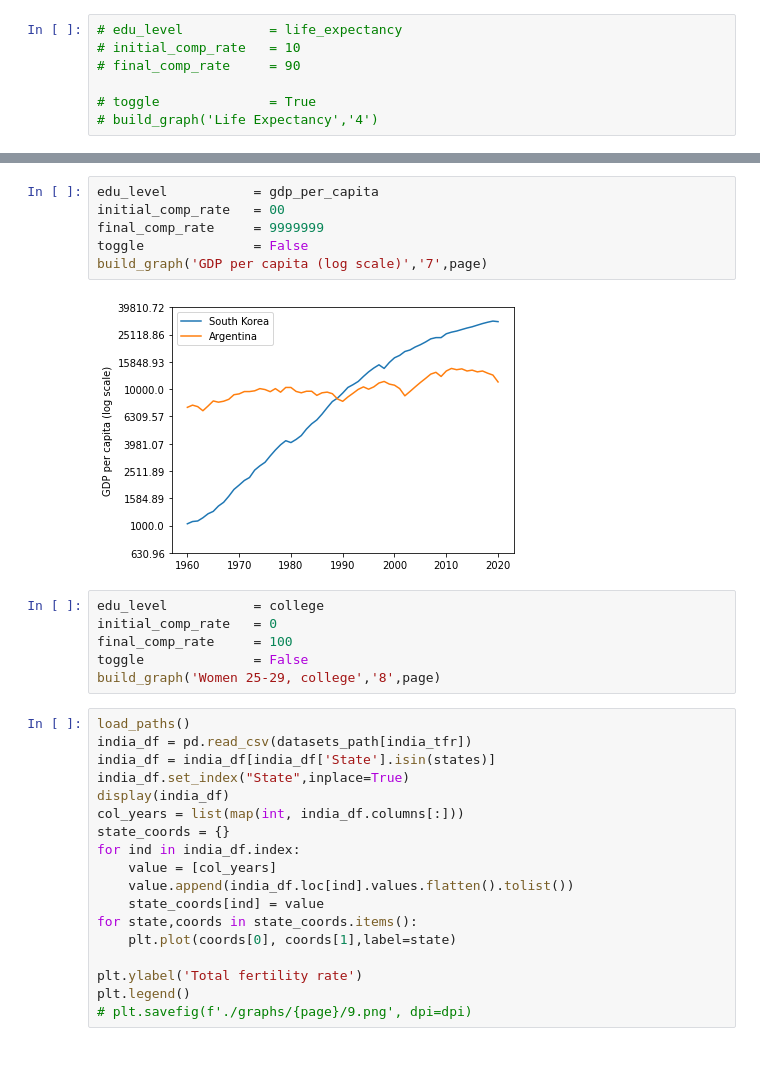
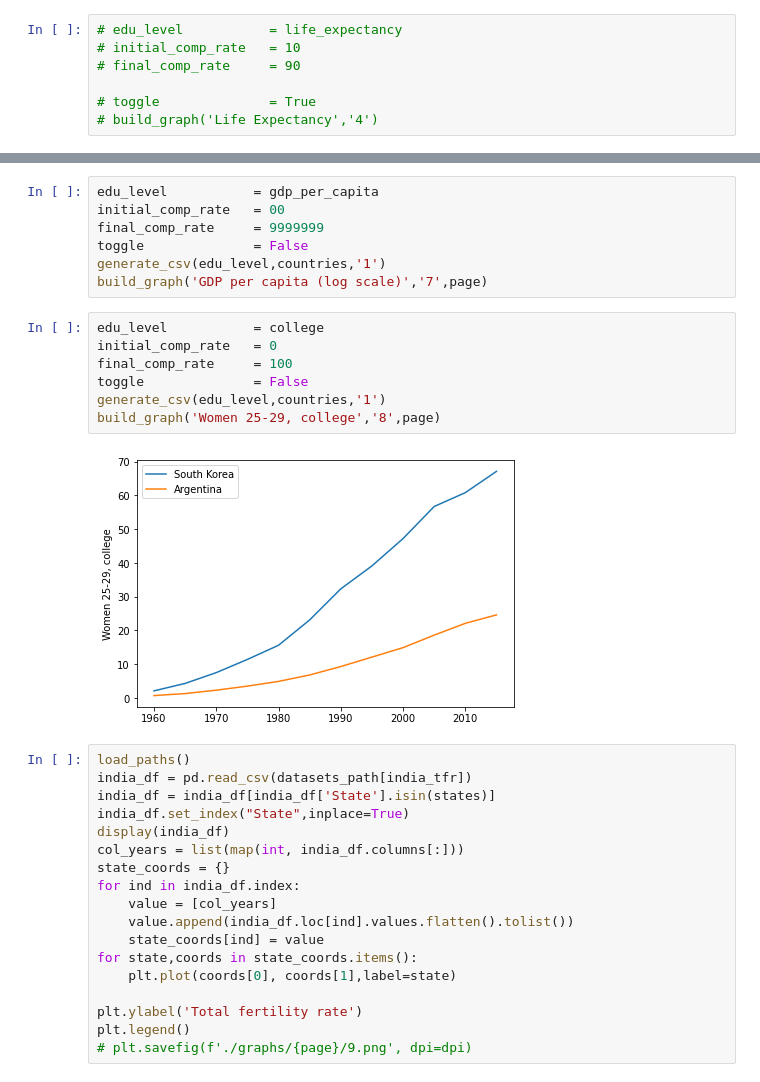
Before and after one commit to jaya-shankar/LiveSessionPlots, a Jupyter notebook: Krishna_Plots_(LE,GDP).ipynb, the cells around one changed output, grey strips where cells are left out. Cells and saved outputs as stored; diff of their text form.

```diff
--- a/Krishna_Plots_(LE,GDP).ipynb
+++ b/Krishna_Plots_(LE,GDP).ipynb
@@ -223,15 +246,17 @@ edu_level           = gdp_per_capita
 initial_comp_rate   = 00
 final_comp_rate     = 9999999
 toggle              = False
+generate_csv(edu_level,countries,'1')
 build_graph('GDP per capita (log scale)','7',page)
-# %% [output]
-[figure, removed]
 # %%
 edu_level           = college
 initial_comp_rate   = 0
 final_comp_rate     = 100
 toggle              = False
+generate_csv(edu_level,countries,'1')
 build_graph('Women 25-29, college','8',page)
+# %% [output]
+[figure, added]
 # %%
 load_paths()
 india_df = pd.read_csv(datasets_path[india_tfr])
```
Also changed, not shown: parts of 11 cells of this notebook, 3 other files.
